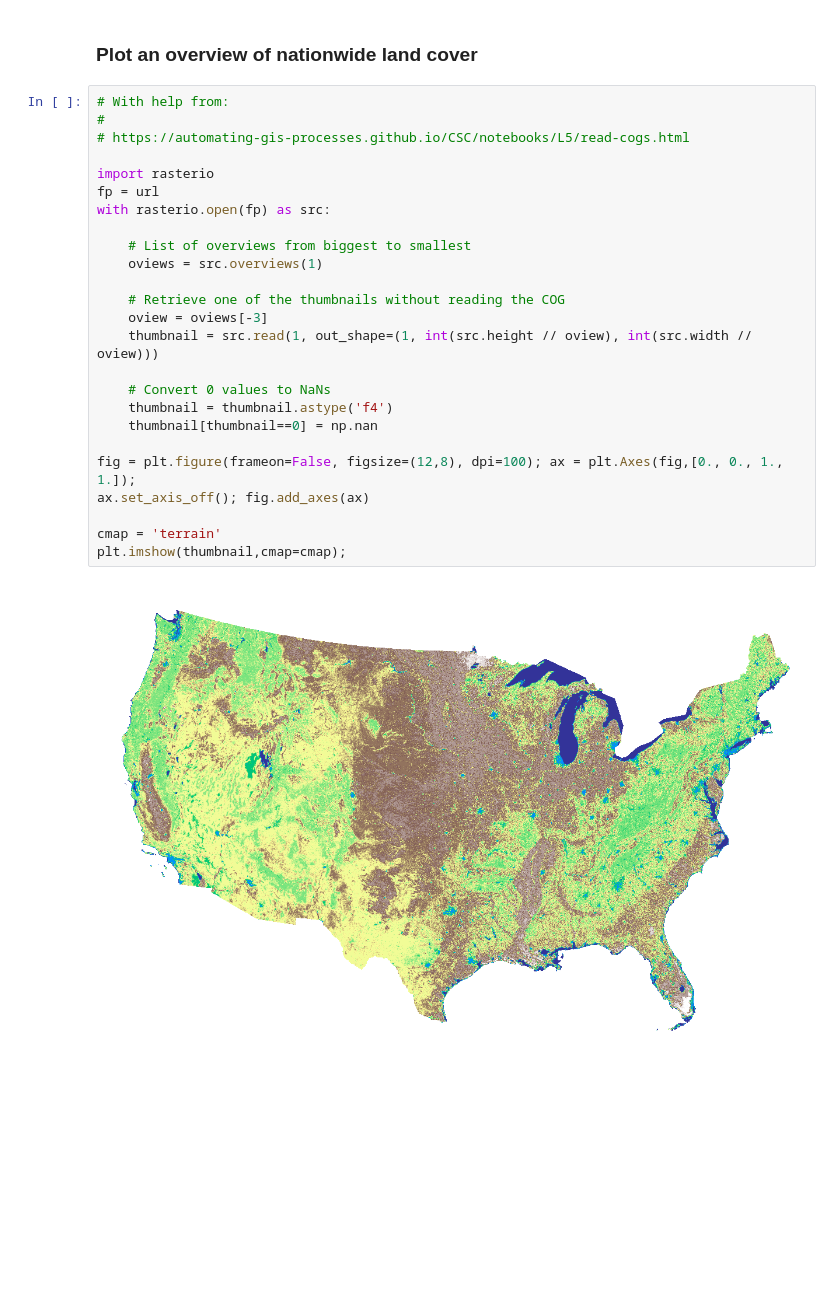
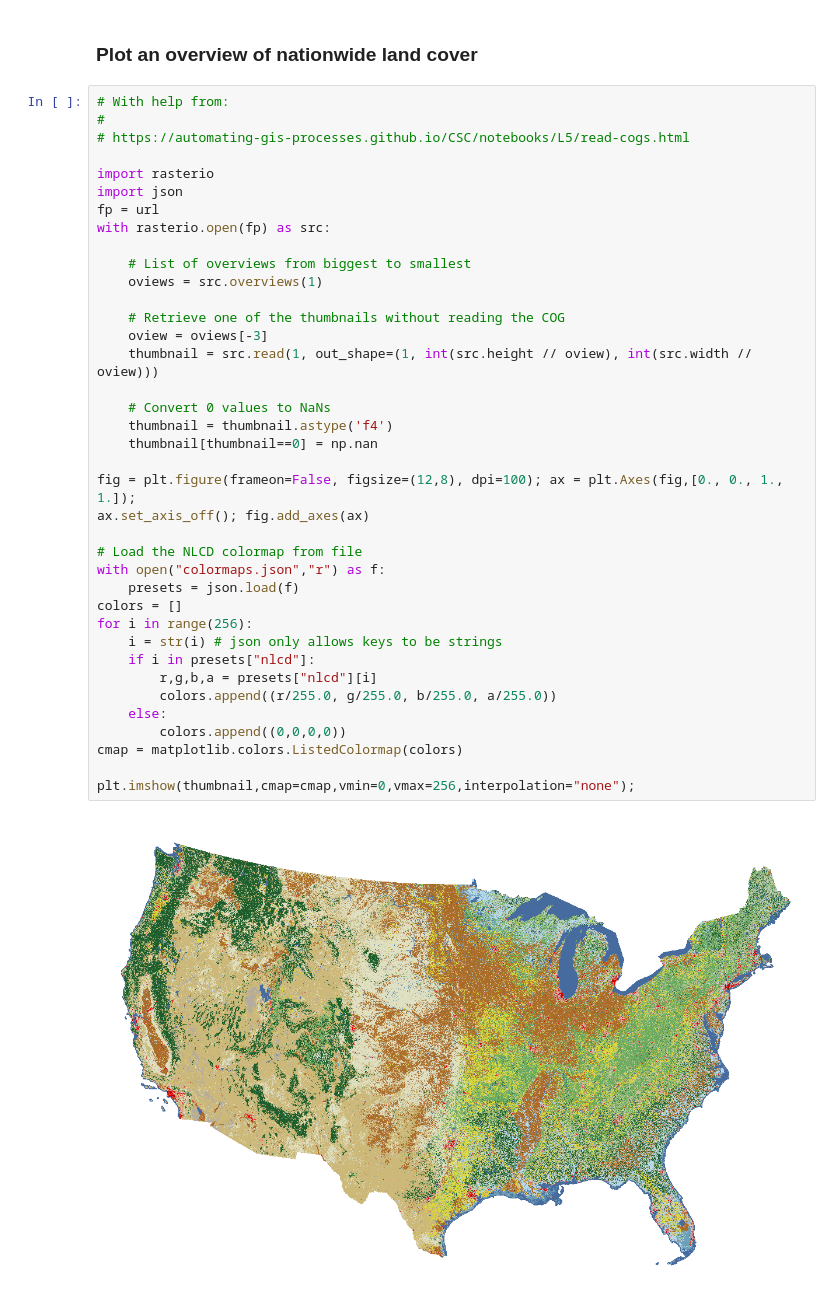
Before and after one commit to microsoft/AIforEarthDataSets, a Jupyter notebook: data/nlcd.ipynb, the cells around one changed output. Drawn from its saved outputs; the diff is of its cells as text; blank space fills up the shorter version.

Commit message:
Added NLCD colormap to the NLCD notebook

```diff
--- a/data/nlcd.ipynb
+++ b/data/nlcd.ipynb
@@ -152,27 +152,40 @@ plt.show()
 # %%
 # With help from:
 #
 # https://automating-gis-processes.github.io/CSC/notebooks/L5/read-cogs.html
 
 import rasterio
+import json
 fp = url
 with rasterio.open(fp) as src:
 
     # List of overviews from biggest to smallest
     oviews = src.overviews(1)
 
     # Retrieve one of the thumbnails without reading the COG
     oview = oviews[-3]
     thumbnail = src.read(1, out_shape=(1, int(src.height // oview), int(src.width // oview)))
 
     # Convert 0 values to NaNs
     thumbnail = thumbnail.astype('f4')
     thumbnail[thumbnail==0] = np.nan
 
 fig = plt.figure(frameon=False, figsize=(12,8), dpi=100); ax = plt.Axes(fig,[0., 0., 1., 1.]);
 ax.set_axis_off(); fig.add_axes(ax)
 
-cmap = 'terrain'
-plt.imshow(thumbnail,cmap=cmap);
+# Load the NLCD colormap from file
+with open("colormaps.json","r") as f:
+    presets = json.load(f)
+colors = []
+for i in range(256):
+    i = str(i) # json only allows keys to be strings
+    if i in presets["nlcd"]:
+        r,g,b,a = presets["nlcd"][i]
+        colors.append((r/255.0, g/255.0, b/255.0, a/255.0))
+    else:
+        colors.append((0,0,0,0))
+cmap = matplotlib.colors.ListedColormap(colors)
+
+plt.imshow(thumbnail,cmap=cmap,vmin=0,vmax=256,interpolation="none");
 # %% [output]
-[figure, old version]
+[figure, new version]
```
Also changed, not shown: parts of 3 cells of this notebook, 1 other file.
